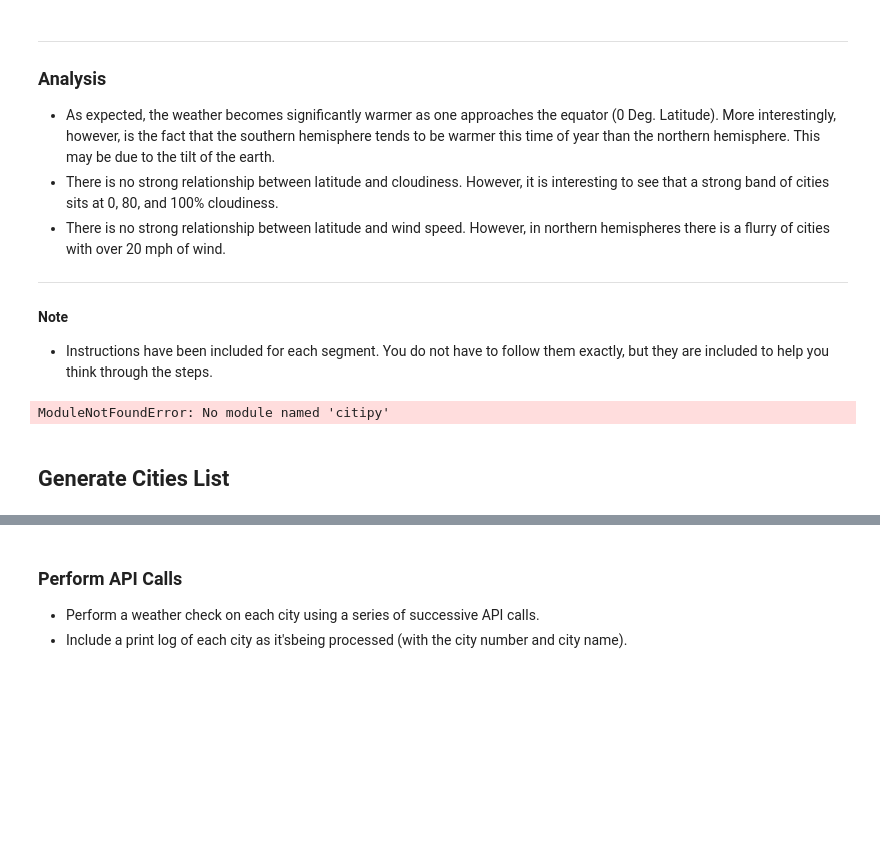
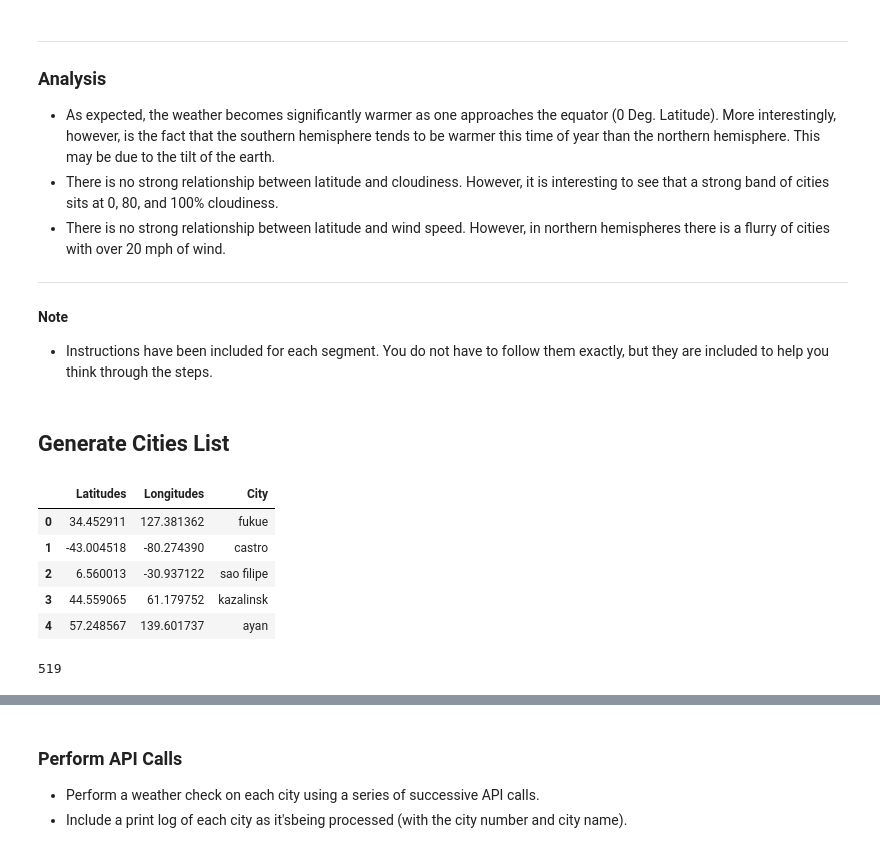
Before and after one commit to adrianakopf/API, a Jupyter notebook: WeatherPy_AK.ipynb, the cells around one changed output, grey strips where cells are left out. Saved outputs shown, nothing was run; the diff lists cells and outputs as text; code cells hidden in the pictures; blank space fills up the shorter version.

```diff
--- a/WeatherPy_AK.ipynb
+++ b/WeatherPy_AK.ipynb
@@ -13,23 +13,19 @@
 * Instructions have been included for each segment. You do not have to follow them exactly, but they are included to help you think through the steps.
 # %%
 # Dependencies and Setup
+import random
+from api_keys import api_key
+import numpy as np
+import pandas as pd
+import csv
+import seaborn
 import matplotlib.pyplot as plt
-import pandas as pd
-import numpy as np
-import requests
-import time
-
-# Import API key
-import api_keys
-
+import requests as req
+import json
 # Incorporated citipy to determine city based on latitude and longitude
 from citipy import citipy
 
-# Output File (CSV)
-output_data_file = "output_data/cities.csv"
 
 # Range of latitudes and longitudes
 lat_range = (-90, 90)
 lng_range = (-180, 180)
-# %% [output]
-ModuleNotFoundError: No module named 'citipy'
@@ -36,22 +38,31 @@ ModuleNotFoundError: No module named 'citipy'
 # %% [markdown]
 ## Generate Cities List
-# %%
-# List for holding lat_lngs and cities
-lat_lngs = []
-cities = []
-
-# Create a set of random lat and lng combinations
-lats = np.random.uniform(low=-90.000, high=90.000, size=1500)
-lngs = np.random.uniform(low=-180.000, high=180.000, size=1500)
-lat_lngs = zip(lats, lngs)
-
-# Identify nearest city for each lat, lng combination
-for lat_lng in lat_lngs:
-    city = citipy.nearest_city(lat_lng[0], lat_lng[1]).city_name
-
-    # If the city is unique, then add it to a our cities list
-    if city not in cities:
-        cities.append(city)
-
-# Print the city count to confirm sufficient count
-len(cities)
+# %%
+#Generate cities, lat, lng lists
+data=pd.DataFrame(columns=['Latitudes','Longitudes','City'])
+lat=[]
+lng=[]
+for x in range(0,1200):
+    lat.append(random.uniform(-90,90))
+    lng.append(random.uniform(-180,180))
+data['Latitudes']=lat
+data['Longitudes']=lng
+cities = []
+for index, row in data.iterrows():
+    city=citipy.nearest_city(row["Latitudes"],row["Longitudes"])
+    cities.append(city.city_name)
+data['City']=cities
+data.head()
+# %% [output]
+|  | Latitudes | Longitudes | City |
+| 0 | 34.452911 | 127.381362 | fukue |
+| 1 | -43.004518 | -80.274390 | castro |
+| 2 | 6.560013 | -30.937122 | sao filipe |
+| 3 | 44.559065 | 61.179752 | kazalinsk |
+| 4 | 57.248567 | 139.601737 | ayan |
+# %%
+
+new_data = data.drop_duplicates("City",keep="first")
+len(new_data)
+# %% [output]
+519
```
Also changed, not shown: parts of 15 cells of this notebook.
